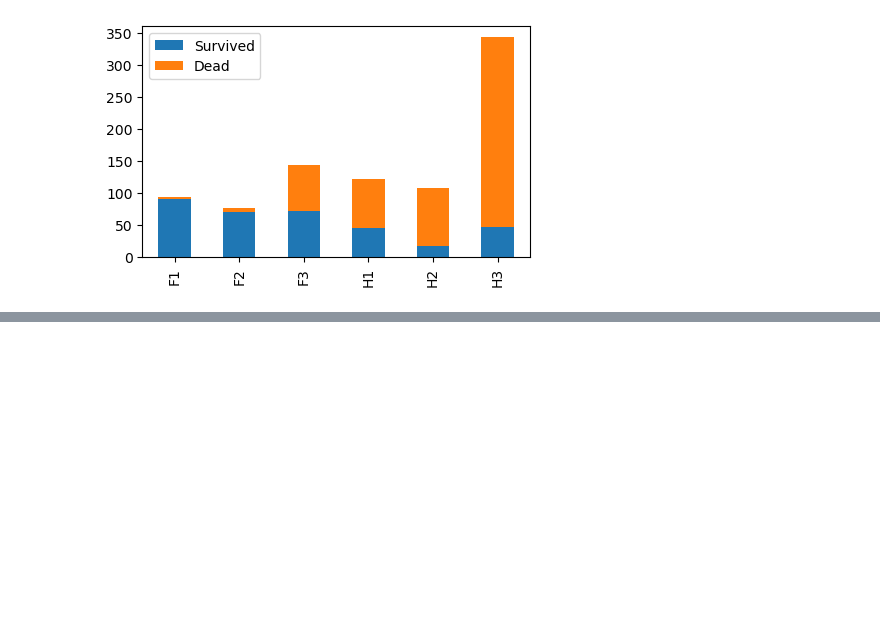
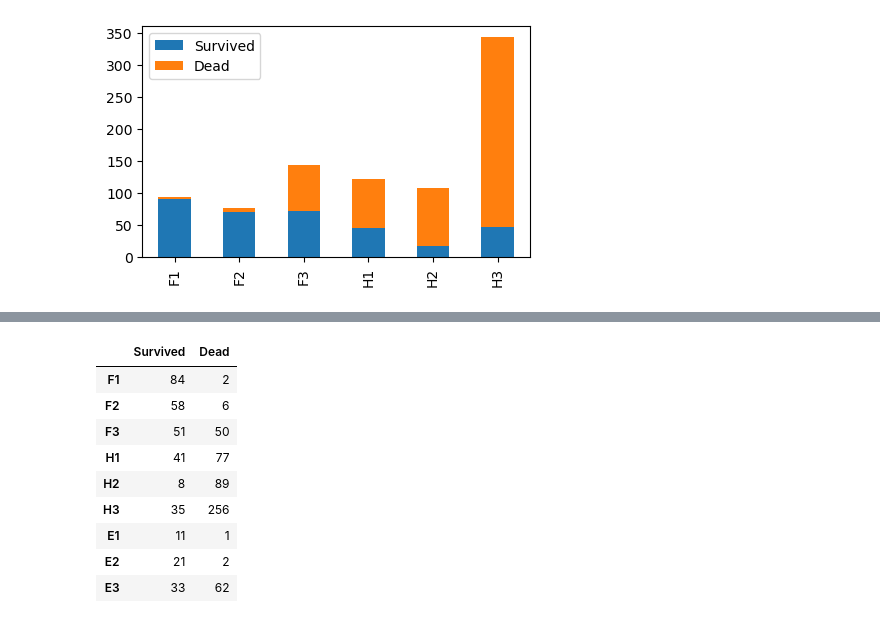
Before and after one commit to axelguerinoctave/M2-ICES-2022-2023, a Jupyter notebook: TP 4.ipynb, the cells around one changed output, grey strips where cells are left out. Cells and saved outputs as stored; diff of their text form; code cells hidden in the pictures; blank space fills up the shorter version.

```diff
--- a/TP 4.ipynb
+++ b/TP 4.ipynb
@@ -155,0 +172,25 @@ df.plot(kind = "bar", stacked = True, figsize = (5, 3))
+# %%
+F1 = titanic.query("Sex == 0 & Pclass == 1 & Age >= 18")["Survived"].value_counts()
+F2 = titanic.query("Sex == 0 & Pclass == 2 & Age >= 18")["Survived"].value_counts()
+F3 = titanic.query("Sex == 0 & Pclass == 3 & Age >= 18")["Survived"].value_counts()
+H1 = titanic.query("Sex == 1 & Pclass == 1 & Age >= 18")["Survived"].value_counts()
+H2 = titanic.query("Sex == 1 & Pclass == 2 & Age >= 18")["Survived"].value_counts()
+H3 = titanic.query("Sex == 1 & Pclass == 3 & Age >= 18")["Survived"].value_counts()
+E1 = titanic.query("Pclass == 1 & Age < 18")["Survived"].value_counts()
+E2 = titanic.query("Pclass == 2 & Age < 18")["Survived"].value_counts()
+E3 = titanic.query("Pclass == 3 & Age < 18")["Survived"].value_counts()
+df = pd.DataFrame([F1, F2, F3, H1, H2, H3, E1, E2, E3])
+df.columns = ["Survived", "Dead"]
+df.index = ["F1", "F2", "F3", "H1", "H2", "H3", "E1", "E2", "E3"]
+df
+# %% [output]
+|  | Survived | Dead |
+| F1 | 84 | 2 |
+| F2 | 58 | 6 |
+| F3 | 51 | 50 |
+| H1 | 41 | 77 |
+| H2 | 8 | 89 |
+| H3 | 35 | 256 |
+| E1 | 11 | 1 |
+| E2 | 21 | 2 |
+| E3 | 33 | 62 |
```
Also changed, not shown: parts of 4 cells of this notebook, 1 other file.
